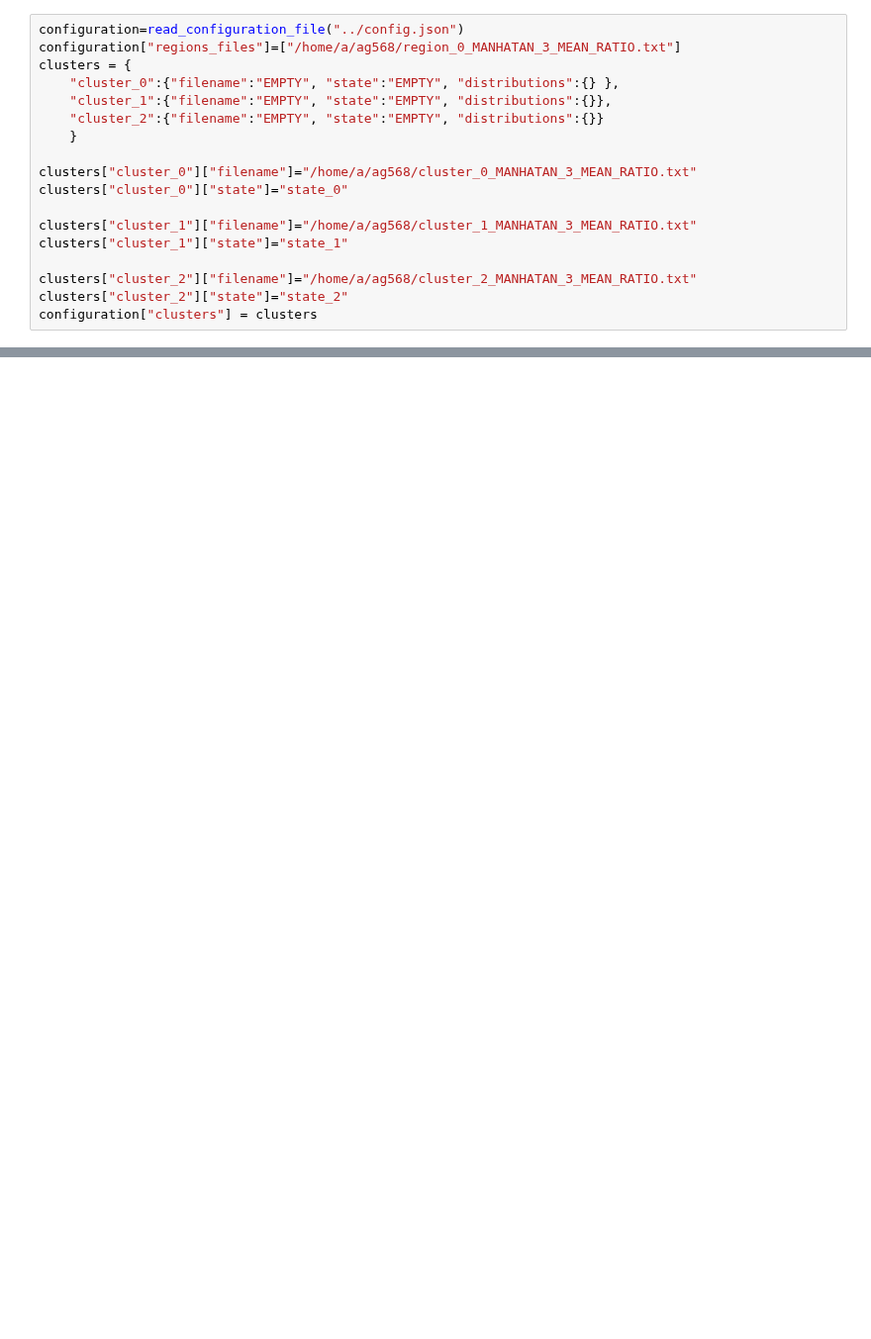
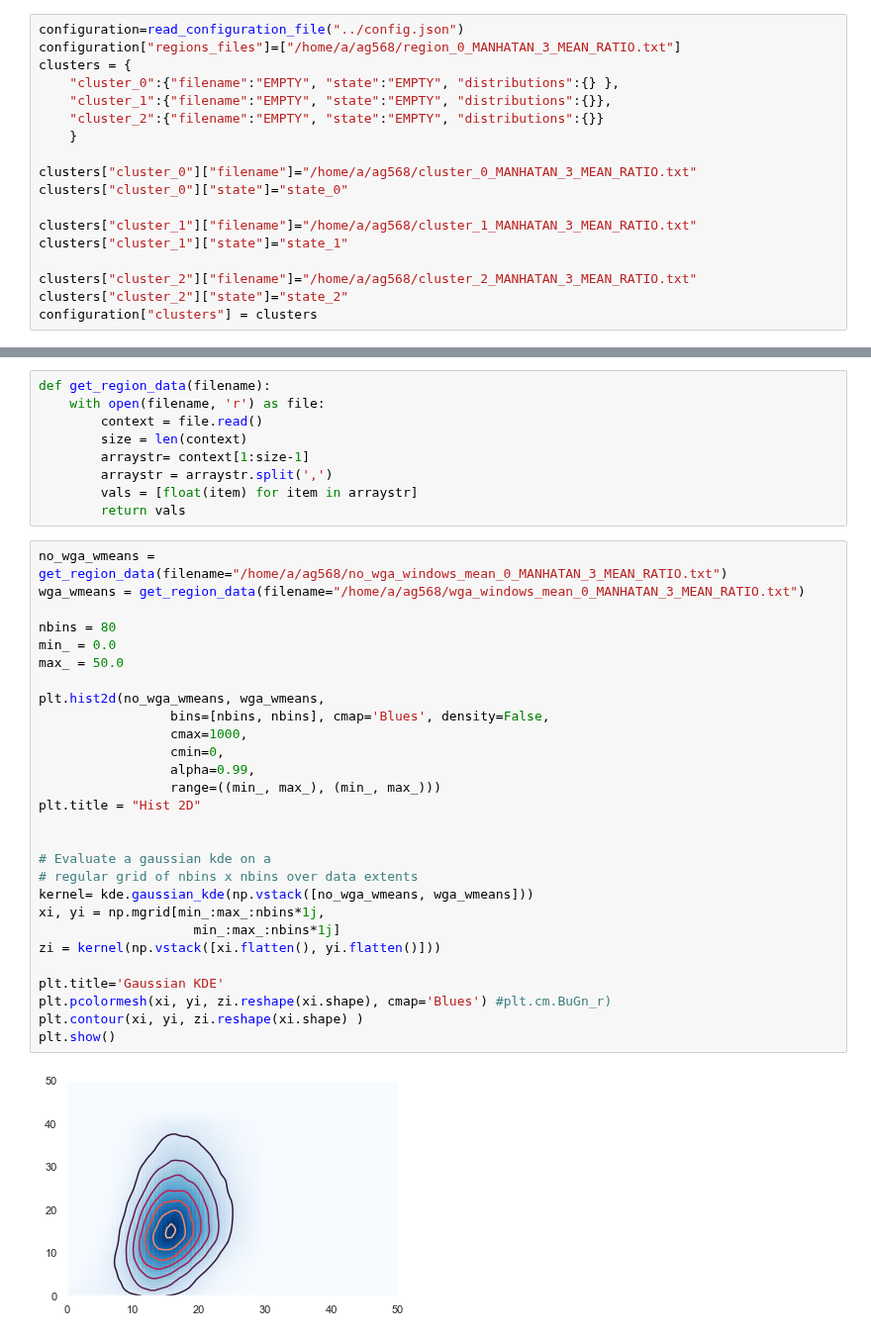
Before and after one commit to pockerman/hidden_markov_modeling, a Jupyter notebook: stories/story_6.ipynb, the cells around one changed output, grey strips where cells are left out. Shown at 99% size. Saved outputs shown, nothing was run; the diff lists cells and outputs as text; blank space fills up the shorter version.

```diff
--- a/stories/story_6.ipynb
+++ b/stories/story_6.ipynb
@@ -81,0 +112,39 @@ for cluster in clusters:
+# %%
+def get_region_data(filename):
+    with open(filename, 'r') as file:
+        context = file.read()
+        size = len(context)
+        arraystr= context[1:size-1]
+        arraystr = arraystr.split(',')
+        vals = [float(item) for item in arraystr]
+        return vals
+# %%
+no_wga_wmeans = get_region_data(filename="/home/a/ag568/no_wga_windows_mean_0_MANHATAN_3_MEAN_RATIO.txt")
+wga_wmeans = get_region_data(filename="/home/a/ag568/wga_windows_mean_0_MANHATAN_3_MEAN_RATIO.txt")
+
+nbins = 80
+min_ = 0.0
+max_ = 50.0
+
+plt.hist2d(no_wga_wmeans, wga_wmeans,
+                 bins=[nbins, nbins], cmap='Blues', density=False,
+                 cmax=1000,
+                 cmin=0,
+                 alpha=0.99,
+                 range=((min_, max_), (min_, max_)))
+plt.title = "Hist 2D"
+
+
+# Evaluate a gaussian kde on a
+# regular grid of nbins x nbins over data extents
+kernel= kde.gaussian_kde(np.vstack([no_wga_wmeans, wga_wmeans]))
+xi, yi = np.mgrid[min_:max_:nbins*1j,
+                    min_:max_:nbins*1j]
+zi = kernel(np.vstack([xi.flatten(), yi.flatten()]))
+
+plt.title='Gaussian KDE'
+plt.pcolormesh(xi, yi, zi.reshape(xi.shape), cmap='Blues') #plt.cm.BuGn_r)
+plt.contour(xi, yi, zi.reshape(xi.shape) )
+plt.show()
+# %% [output]
+[figure, added]
```
Also changed, not shown: parts of 6 cells of this notebook.
